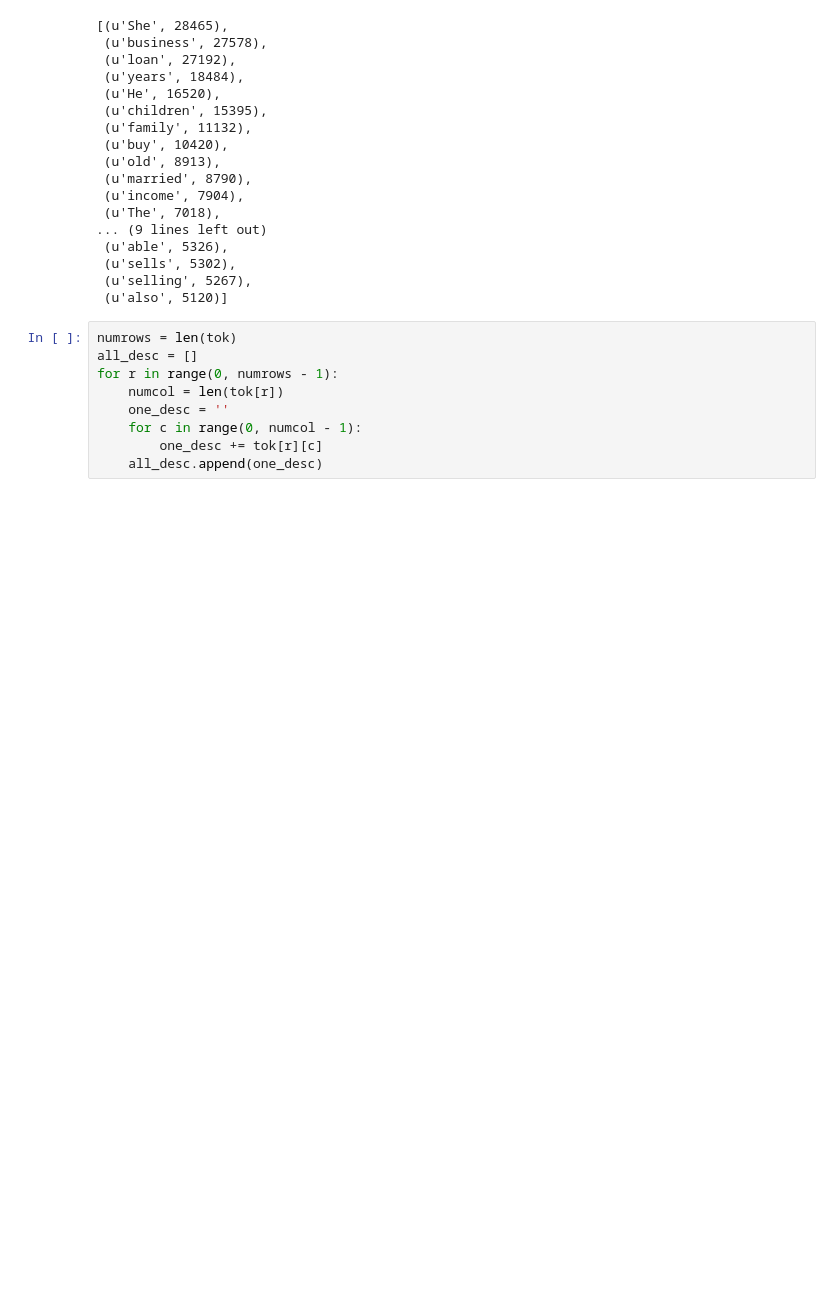
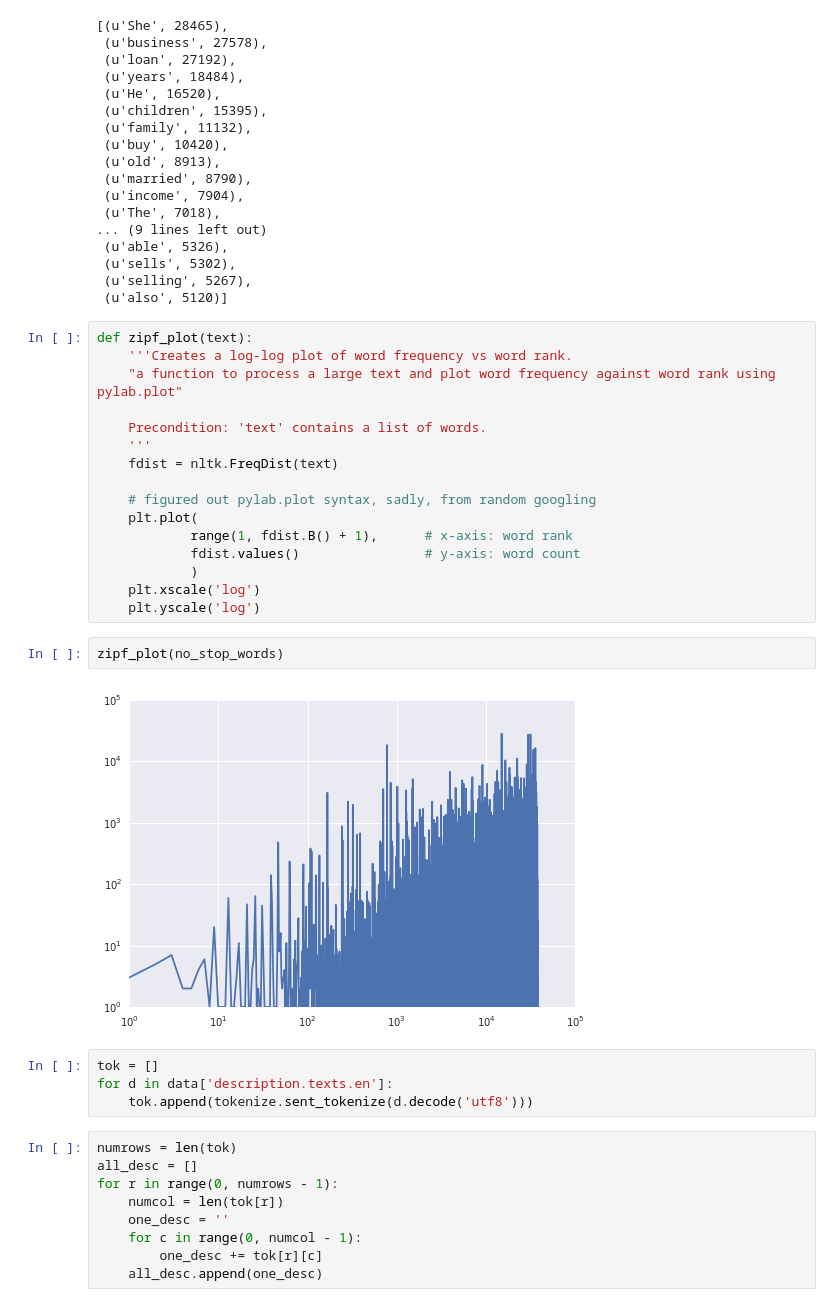
Before and after one commit to hslee16/GA_project, a Jupyter notebook: ga_project.ipynb, the cells around one changed output. Cells and saved outputs as stored; diff of their text form; blank space fills up the shorter version.

```diff
--- a/ga_project.ipynb
+++ b/ga_project.ipynb
@@ -1005,6 +999,30 @@ c.most_common(25)
  (u'sells', 5302),
  (u'selling', 5267),
  (u'also', 5120)]
+# %%
+def zipf_plot(text):
+    '''Creates a log-log plot of word frequency vs word rank.
+    "a function to process a large text and plot word frequency against word rank using pylab.plot"
+
+    Precondition: 'text' contains a list of words.
+    '''
+    fdist = nltk.FreqDist(text)
+
+    # figured out pylab.plot syntax, sadly, from random googling
+    plt.plot(
+            range(1, fdist.B() + 1),      # x-axis: word rank
+            fdist.values()                # y-axis: word count
+            )
+    plt.xscale('log')
+    plt.yscale('log')
+# %%
+zipf_plot(no_stop_words)
+# %% [output]
+[figure, added]
+# %%
+tok = []
+for d in data['description.texts.en']:
+    tok.append(tokenize.sent_tokenize(d.decode('utf8')))
 # %%
 numrows = len(tok)
 all_desc = []
```
Also changed, not shown: parts of 8 cells of this notebook.
